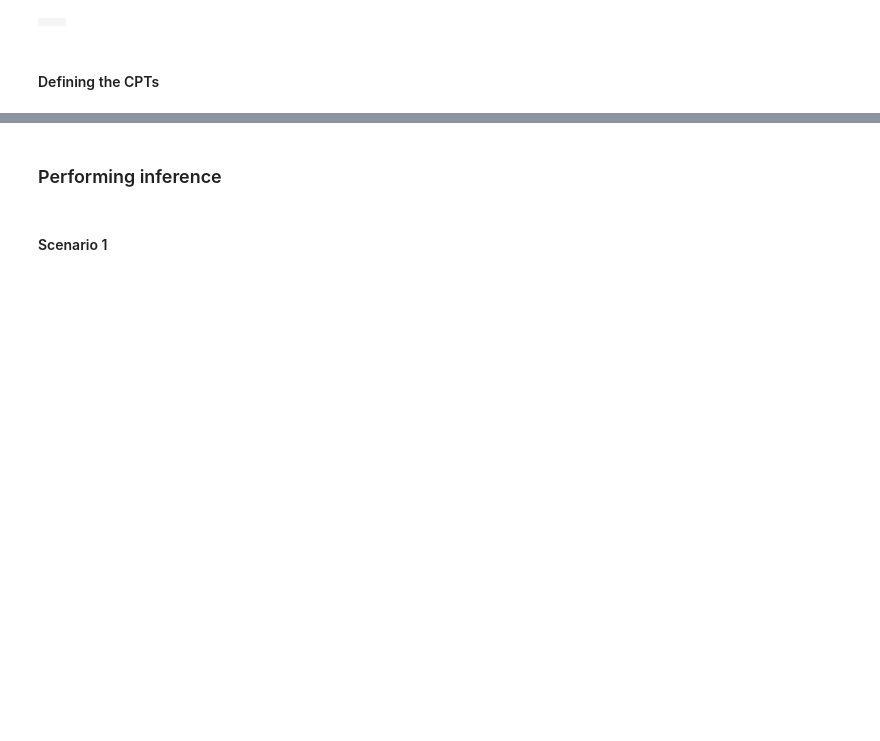
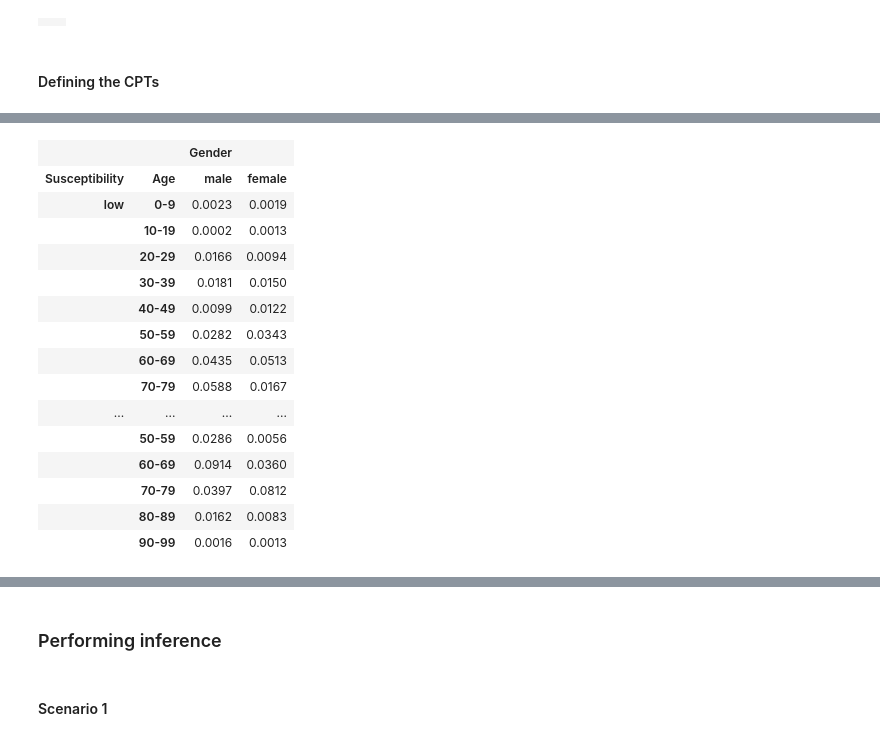
Before and after one commit to Abid-Al-Labib/ENCM-509, a Jupyter notebook: lab 8/Lab08-BayesianNetwork 2022W.ipynb, the cells around one changed output, grey strips where cells are left out. Cells and saved outputs as stored; diff of their text form; code cells hidden in the pictures; blank space fills up the shorter version.

```diff
--- a/lab 8/Lab08-BayesianNetwork 2022W.ipynb
+++ b/lab 8/Lab08-BayesianNetwork 2022W.ipynb
@@ -229,3 +229,26 @@ bn.cpt('Susceptibility')[{'Age':4, 'Gender':1}] = [.30, .40, .30]
 gnb.showInference(bn, size='30')
 # %% [output]
 [drawing not drawn]
+# %%
+# Calculating the joint probability: Chain Rule
+pICF3 = bn.cpt('Age') * bn.cpt('Gender') * bn.cpt('Susceptibility')
+
+# the result are all the possible scenarios
+pICF3
+# %% [output]
+|  |  | Gender |  |
+| Susceptibility | Age | male | female |
+| low | 0-9 | 0.0023 | 0.0019 |
+|  | 10-19 | 0.0002 | 0.0013 |
+|  | 20-29 | 0.0166 | 0.0094 |
+|  | 30-39 | 0.0181 | 0.0150 |
+|  | 40-49 | 0.0099 | 0.0122 |
+|  | 50-59 | 0.0282 | 0.0343 |
+|  | 60-69 | 0.0435 | 0.0513 |
+|  | 70-79 | 0.0588 | 0.0167 |
+| ... | ... | ... | ... |
+|  | 50-59 | 0.0286 | 0.0056 |
+|  | 60-69 | 0.0914 | 0.0360 |
+|  | 70-79 | 0.0397 | 0.0812 |
+|  | 80-89 | 0.0162 | 0.0083 |
+|  | 90-99 | 0.0016 | 0.0013 |
```
Also changed, not shown: parts of 3 cells of this notebook, 1 other file.
